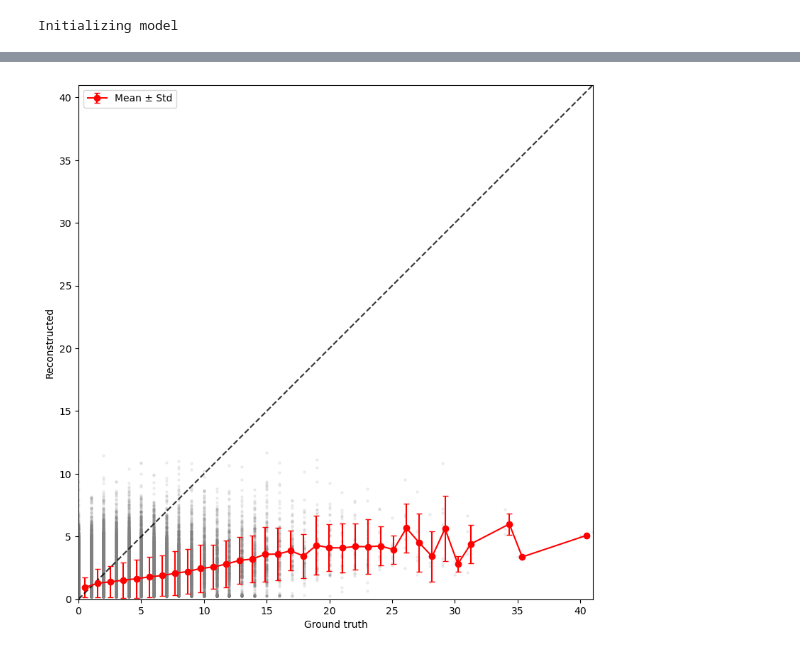
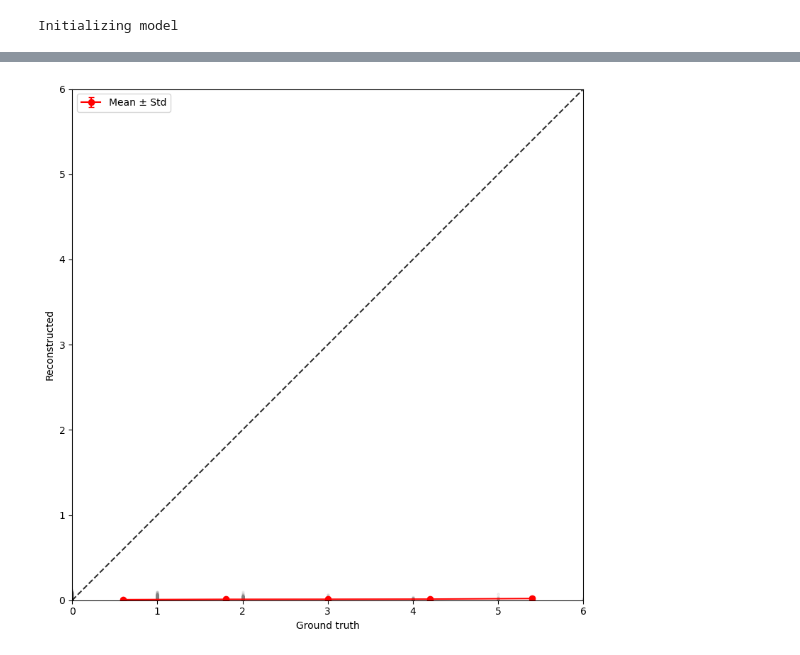
Before and after one commit to jpq20/SIID, a Jupyter notebook: src/test.ipynb, the cells around one changed output, grey strips where cells are left out. Saved outputs shown, nothing was run; the diff lists cells and outputs as text; code cells hidden in the pictures.

```diff
--- a/src/test.ipynb
+++ b/src/test.ipynb
@@ -96,8 +96,7 @@ print(f"Number of genes in intersection: {len(all_genes)}")
 np.random.seed(10042)
 
 # Randomly select 1/10 of intersection genes as holdout genes
-n_holdout = max(1, int(len(all_genes) / 10))
-holdout_genes = np.random.choice(all_genes, size=n_holdout, replace=False).tolist()
+holdout_genes = all_genes[::10]
 
 print(f"Randomly selected {len(holdout_genes)} holdout genes out of {len(all_genes)} intersection genes")
 print(f"First 5 holdout genes: {holdout_genes[:5]}")
@@ -146,7 +187,8 @@ model = joint_model(
     k_neighbors_xenium=k_neighbors_xenium,
     k_neighbors_visium=k_neighbors_visium,
     gcn_hidden_dim=gcn_hidden_dim,
-    lambda_x = 1.0
+    lambda_x = 1.0,
+    l2_w = 1.0
 )
 # %% [output]
 Initializing model
@@ -366,5 +408,5 @@ plt.show()
 # %%
-g = 'DST'
+g = holdout_genes[0]
 
 ground_truth = xe[:, g].X.toarray().flatten()
 reconstructed = imputed[:, g].X.toarray().flatten()
@@ -391,34 +433,34 @@ stds = np.array(stds)
 
 # Create the plot
 plt.figure(figsize=(8, 8))
 
 # Plot individual points with low opacity
 plt.scatter(ground_truth, reconstructed, alpha=0.1, s=5, color='gray')
 
 # Plot means and standard deviations
 valid_mask = ~np.isnan(means)
 plt.errorbar(bin_centers[valid_mask], means[valid_mask],
             yerr=stds[valid_mask], fmt='o-', color='red',
             capsize=3, capthick=1, label='Mean ± Std')
 
 # Add diagonal line
 plt.plot([0, max_val], [0, max_val], 'k--', alpha=0.8)
 
 # Customize axes
 plt.xlabel('Ground truth')
 plt.ylabel('Reconstructed')
 plt.xlim(0, max_val)
 plt.ylim(0, max_val)
 plt.gca().set_aspect('equal')
 
 # Add R² score
 # plt.text(0.05*max_val, 0.95*max_val, f'R² = {r2:.3f}', fontsize=12)
 
 plt.legend()
 plt.tight_layout()
 plt.show()
 # %% [output]
-[figure, old version]
+[figure, new version]
 # %%
 # Visualize factors
 with torch.no_grad():
```
Also changed, not shown: parts of 20 cells of this notebook, 16 other files.
